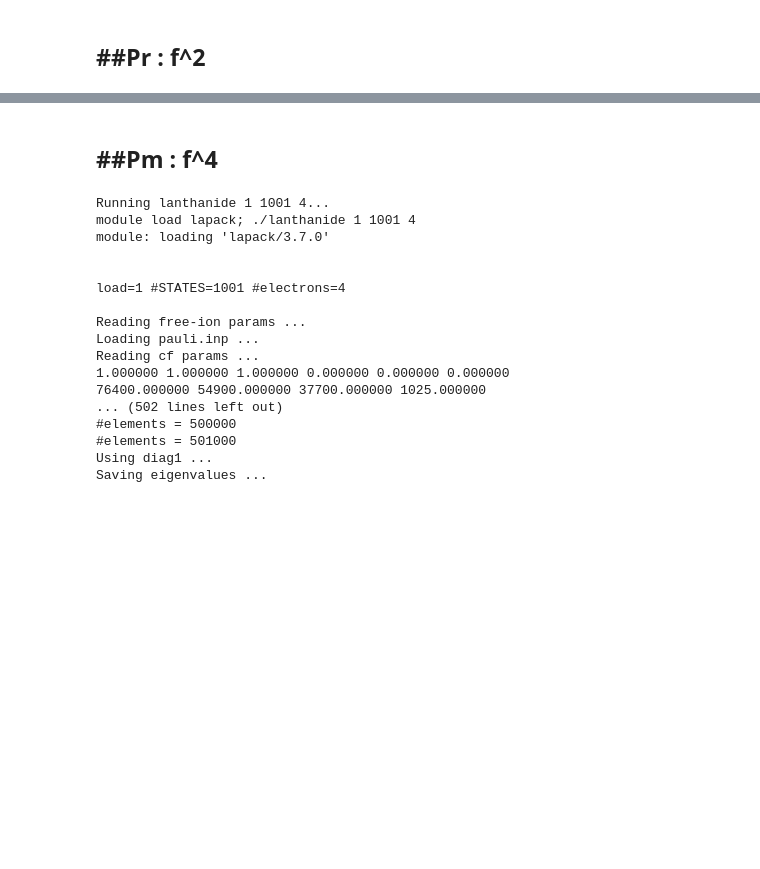
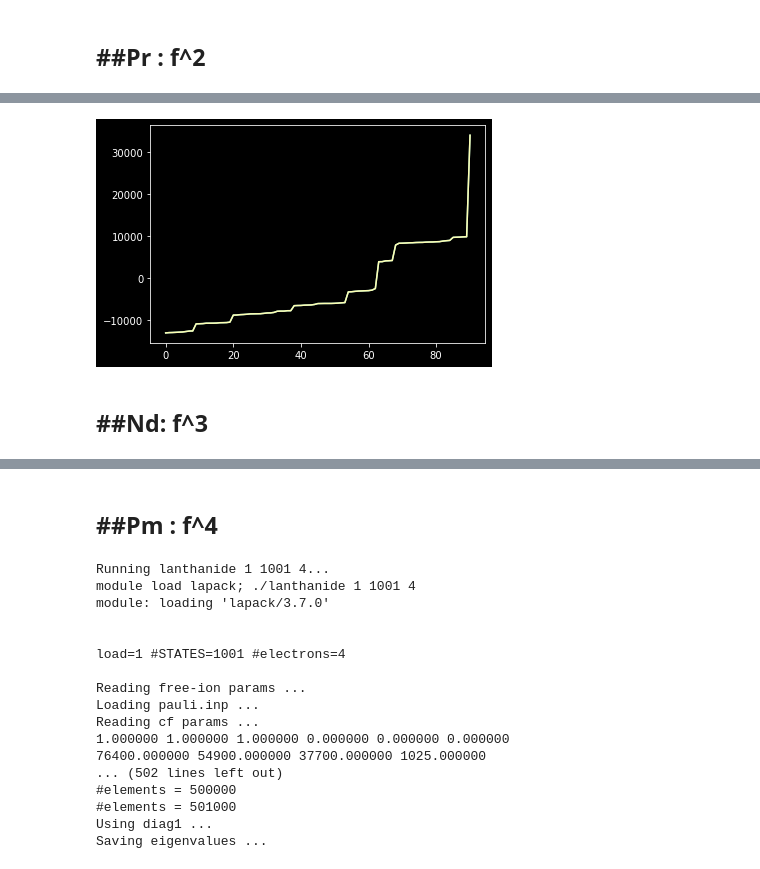
Before and after one commit to zia-lab/admz, a Jupyter notebook: admz.ipynb, the cells around one changed output, grey strips where cells are left out. Saved outputs shown, nothing was run; the diff lists cells and outputs as text; code cells hidden in the pictures; blank space fills up the shorter version.

```diff
--- a/admz.ipynb
+++ b/admz.ipynb
@@ -90,0 +94,10 @@ Saving eigenvalues ...
+# %%
+eigen_energies = np.sort(np.linalg.eigvalsh(the_hamiltonian_matrix))
+plt.figure()
+plt.plot(eigen_energies)
+plt.plot(energies)
+plt.show()
+# %% [output]
+[figure, added]
+# %% [markdown]
+## ##Nd: f^3
```
Also changed, not shown: parts of 21 cells of this notebook, 4 other files.
